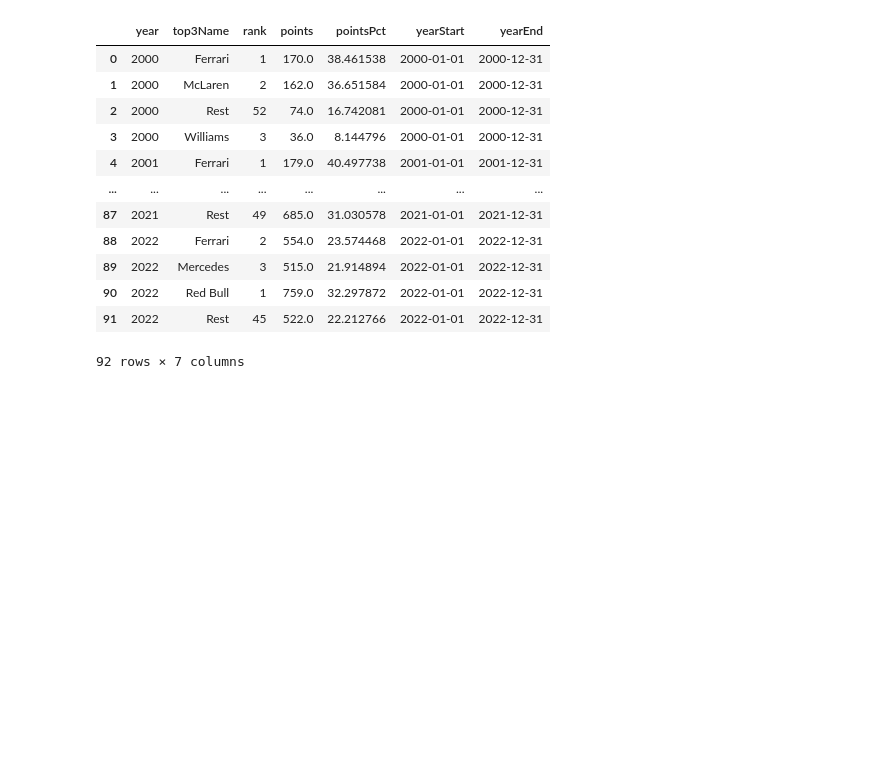
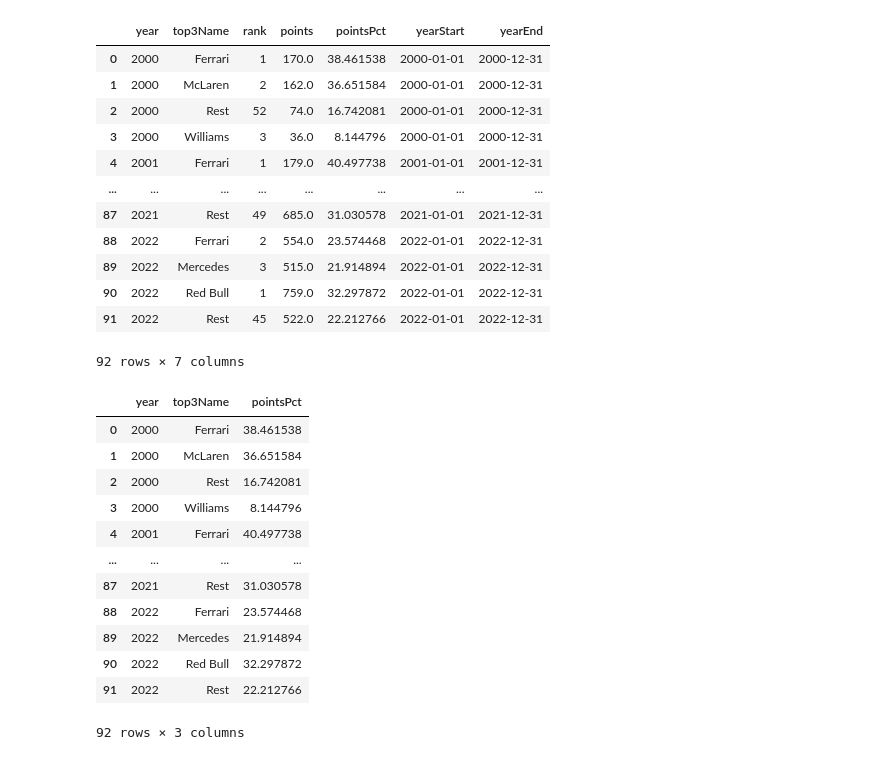
Before and after one commit to FarhatAdam/f1_pt_distribution, a Jupyter notebook: top_5_constructors.ipynb, the cells around one changed output. Cells and saved outputs as stored; diff of their text form; code cells hidden in the pictures; blank space fills up the shorter version.

```diff
--- a/top_5_constructors.ipynb
+++ b/top_5_constructors.ipynb
@@ -82,3 +82,20 @@ top_3
 | 90 | 2022 | Red Bull | 1 | 759.0 | 32.297872 | 2022-01-01 | 2022-12-31 |
 | 91 | 2022 | Rest | 45 | 522.0 | 22.212766 | 2022-01-01 | 2022-12-31 |
 92 rows × 7 columns
+# %%
+YNPct = top_3[['year','top3Name','pointsPct']]
+YNPct
+# %% [output]
+|  | year | top3Name | pointsPct |
+| 0 | 2000 | Ferrari | 38.461538 |
+| 1 | 2000 | McLaren | 36.651584 |
+| 2 | 2000 | Rest | 16.742081 |
+| 3 | 2000 | Williams | 8.144796 |
+| 4 | 2001 | Ferrari | 40.497738 |
+| ... | ... | ... | ... |
+| 87 | 2021 | Rest | 31.030578 |
+| 88 | 2022 | Ferrari | 23.574468 |
+| 89 | 2022 | Mercedes | 21.914894 |
+| 90 | 2022 | Red Bull | 32.297872 |
+| 91 | 2022 | Rest | 22.212766 |
+92 rows × 3 columns
```
Also changed, not shown: parts of 1 cell of this notebook, 7 other files.
